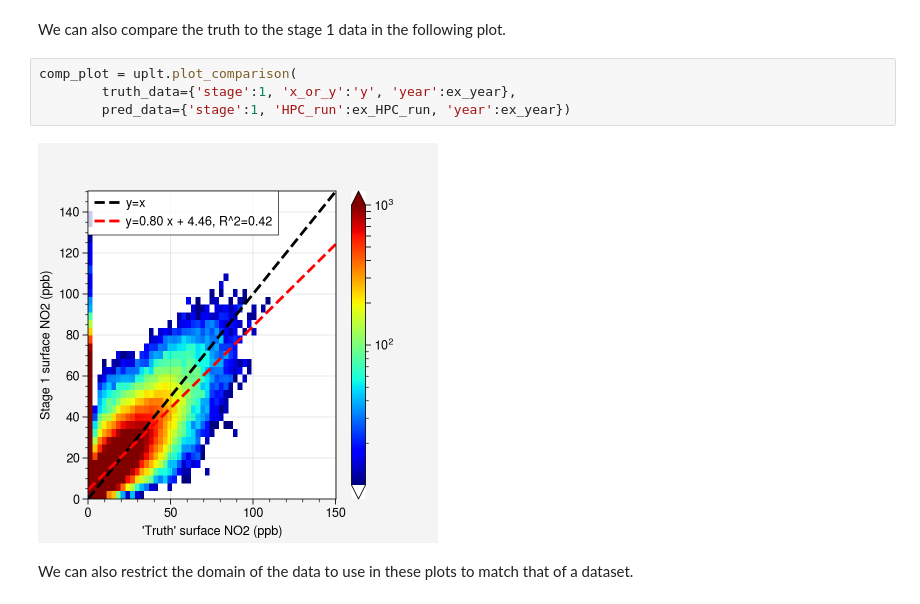
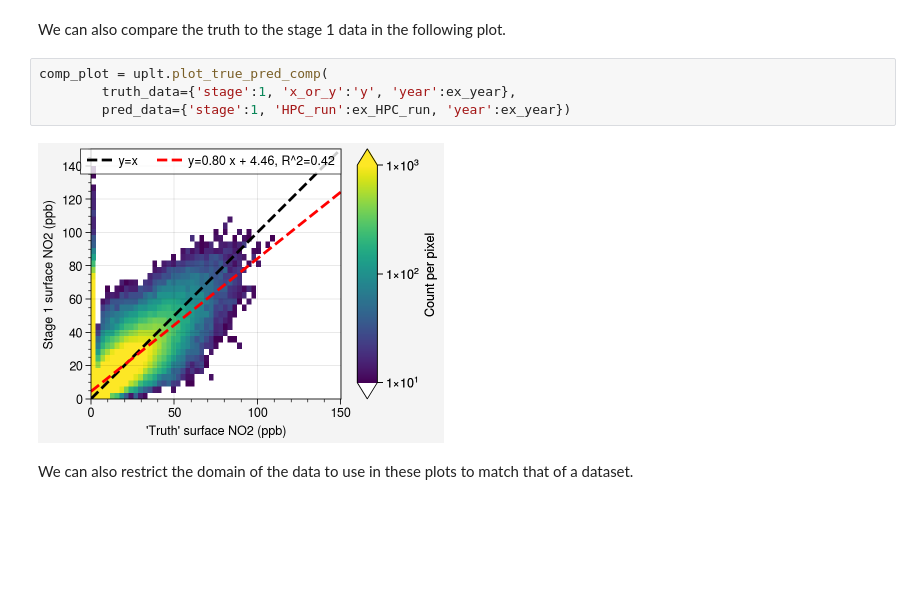
Before and after one commit to scheemik/unox, a Jupyter notebook: docs/example.ipynb, the cells around one changed output. Drawn from its saved outputs; the diff is of its cells as text; blank space fills up the shorter version.

Commit message:
fix: call plot_true_pred_comp instead of plot_comparison

```diff
--- a/docs/example.ipynb
+++ b/docs/example.ipynb
@@ -102,11 +102,11 @@ cb_extend: both
 # %% [markdown]
 We can also compare the truth to the stage 1 data in the following plot.
 # %%
-comp_plot = uplt.plot_comparison(
+comp_plot = uplt.plot_true_pred_comp(
         truth_data={'stage':1, 'x_or_y':'y', 'year':ex_year},
         pred_data={'stage':1, 'HPC_run':ex_HPC_run, 'year':ex_year})
 # %% [output]
-[figure, old version]
+[figure, new version]
 # %% [markdown]
 We can also restrict the domain of the data to use in these plots to match that of a dataset.
 # %%
```
Also changed, not shown: parts of 3 cells of this notebook.
